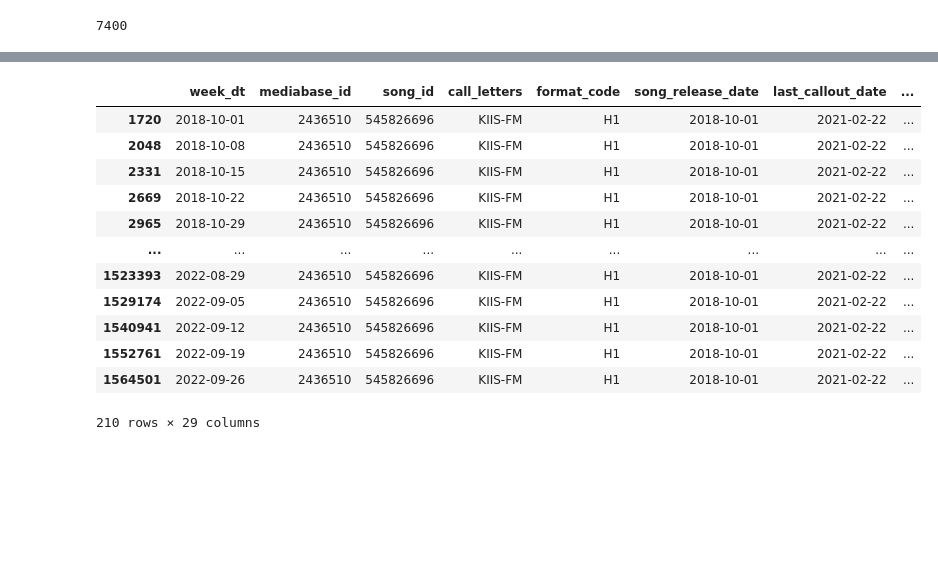
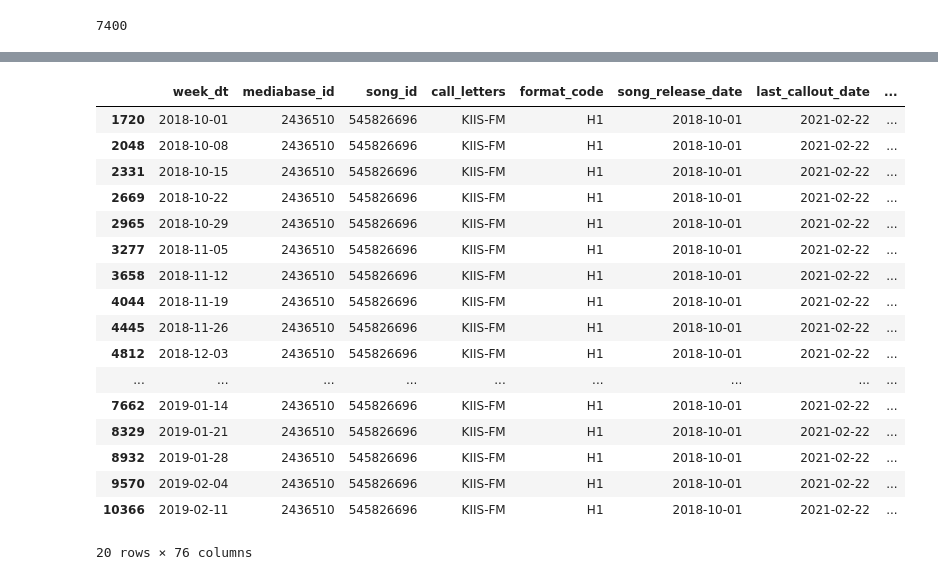
Before and after one commit to gjampanih/adds-early-burnout-warning-model, a Jupyter notebook: notebooks/ebw_metrics_analysis.ipynb, the cells around one changed output, grey strips where cells are left out. Cells and saved outputs as stored; diff of their text form; code cells hidden in the pictures; blank space fills up the shorter version.

Commit message:
adds-erly-burnout-warning: metrics analysis updates

```diff
--- a/notebooks/ebw_metrics_analysis.ipynb
+++ b/notebooks/ebw_metrics_analysis.ipynb
@@ -205,0 +234,5 @@ df_ebw_metrics['cuml_spins_bucket'] = pd.cut(df_ebw_metrics['cuml_spins_non_on']
+# %%
+df_ebw_metrics = df_ebw_metrics.join(df_song_lookup, on=['mediabase_id'])
+# %%
+ddl_range = np.arange(15, 26, 1)
+f2b_range = np.arange(0.85, 1.18, 0.03)
@@ -205,0 +241,6 @@ df_ebw_metrics['cuml_spins_bucket'] = pd.cut(df_ebw_metrics['cuml_spins_non_on']
+# %%
+ddl_geq_cols = ['ddl_geq_' + str(int(i)) for i in ddl_range]
+ddl_track_cols = ['ddl_track_' + str(int(i)) for i in ddl_range]
+
+f2b_leq_cols = ['f2b_leq_' + '%.2f'%i for i in f2b_range]
+f2b_track_cols = ['f2b_track_' + '%.2f'%i  for i in f2b_range]
@@ -206,16 +259,28 @@ df_ebw_metrics['cuml_spins_bucket'] = pd.cut(df_ebw_metrics['cuml_spins_non_on']
+# %%
+for i in range(len(ddl_range)):
+    df_ebw_metrics[ddl_geq_cols[i]] = df_ebw_metrics['ddl_metric'].apply(lambda x: int(x >= ddl_range[i]))
+    df_ebw_metrics[ddl_track_cols[i]] = df_ebw_metrics.groupby(['format_code', 'call_letters', 'mediabase_id'])[ddl_geq_cols[i]].cumsum()
+
+    df_ebw_metrics[f2b_leq_cols[i]] = df_ebw_metrics['f2b_ratio'].apply(lambda x: int(x <= f2b_range[i]))
+    df_ebw_metrics[f2b_track_cols[i]] = df_ebw_metrics.groupby(['format_code', 'call_letters', 'mediabase_id'])[f2b_leq_cols[i]].cumsum()
 # %%
-df_ebw_metrics[(df_ebw_metrics['mediabase_id']==2436510) & (df_ebw_metrics['call_letters'] == 'KIIS-FM')]
+df_ebw_metrics[(df_ebw_metrics['mediabase_id']==2436510) & (df_ebw_metrics['call_letters'] == 'KIIS-FM')].head(20)
 # %% [output]
 |  | week_dt | mediabase_id | song_id | call_letters | format_code | song_release_date | last_callout_date | ... |
 | 1720 | 2018-10-01 | 2436510 | 545826696 | KIIS-FM | H1 | 2018-10-01 | 2021-02-22 | ... |
 | 2048 | 2018-10-08 | 2436510 | 545826696 | KIIS-FM | H1 | 2018-10-01 | 2021-02-22 | ... |
 | 2331 | 2018-10-15 | 2436510 | 545826696 | KIIS-FM | H1 | 2018-10-01 | 2021-02-22 | ... |
 | 2669 | 2018-10-22 | 2436510 | 545826696 | KIIS-FM | H1 | 2018-10-01 | 2021-02-22 | ... |
 | 2965 | 2018-10-29 | 2436510 | 545826696 | KIIS-FM | H1 | 2018-10-01 | 2021-02-22 | ... |
+| 3277 | 2018-11-05 | 2436510 | 545826696 | KIIS-FM | H1 | 2018-10-01 | 2021-02-22 | ... |
+| 3658 | 2018-11-12 | 2436510 | 545826696 | KIIS-FM | H1 | 2018-10-01 | 2021-02-22 | ... |
+| 4044 | 2018-11-19 | 2436510 | 545826696 | KIIS-FM | H1 | 2018-10-01 | 2021-02-22 | ... |
+| 4445 | 2018-11-26 | 2436510 | 545826696 | KIIS-FM | H1 | 2018-10-01 | 2021-02-22 | ... |
+| 4812 | 2018-12-03 | 2436510 | 545826696 | KIIS-FM | H1 | 2018-10-01 | 2021-02-22 | ... |
 | ... | ... | ... | ... | ... | ... | ... | ... | ... |
-| 1523393 | 2022-08-29 | 2436510 | 545826696 | KIIS-FM | H1 | 2018-10-01 | 2021-02-22 | ... |
-| 1529174 | 2022-09-05 | 2436510 | 545826696 | KIIS-FM | H1 | 2018-10-01 | 2021-02-22 | ... |
-| 1540941 | 2022-09-12 | 2436510 | 545826696 | KIIS-FM | H1 | 2018-10-01 | 2021-02-22 | ... |
-| 1552761 | 2022-09-19 | 2436510 | 545826696 | KIIS-FM | H1 | 2018-10-01 | 2021-02-22 | ... |
-| 1564501 | 2022-09-26 | 2436510 | 545826696 | KIIS-FM | H1 | 2018-10-01 | 2021-02-22 | ... |
+| 7662 | 2019-01-14 | 2436510 | 545826696 | KIIS-FM | H1 | 2018-10-01 | 2021-02-22 | ... |
+| 8329 | 2019-01-21 | 2436510 | 545826696 | KIIS-FM | H1 | 2018-10-01 | 2021-02-22 | ... |
+| 8932 | 2019-01-28 | 2436510 | 545826696 | KIIS-FM | H1 | 2018-10-01 | 2021-02-22 | ... |
+| 9570 | 2019-02-04 | 2436510 | 545826696 | KIIS-FM | H1 | 2018-10-01 | 2021-02-22 | ... |
+| 10366 | 2019-02-11 | 2436510 | 545826696 | KIIS-FM | H1 | 2018-10-01 | 2021-02-22 | ... |
-210 rows × 29 columns
+20 rows × 76 columns
```
Also changed, not shown: parts of 18 cells of this notebook.
